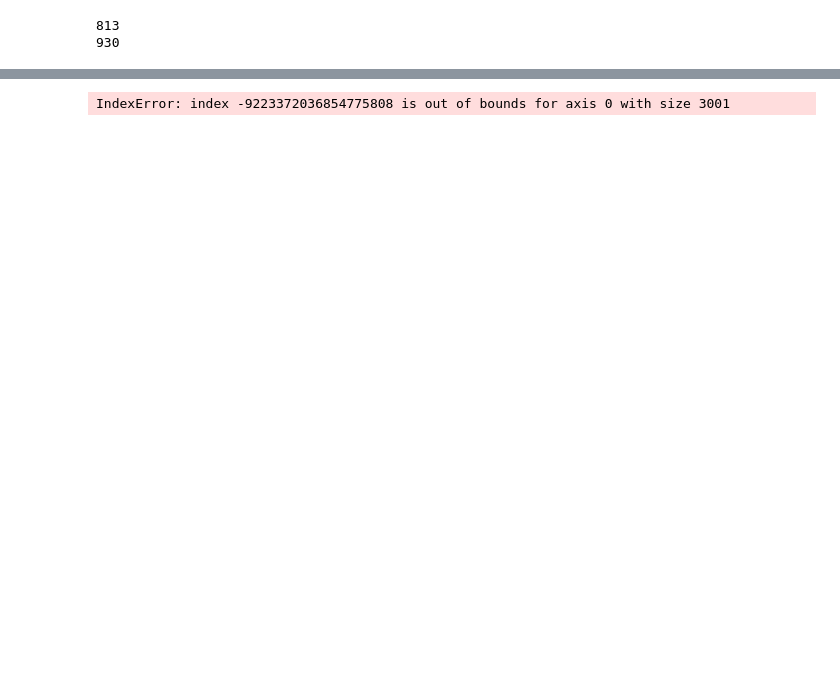
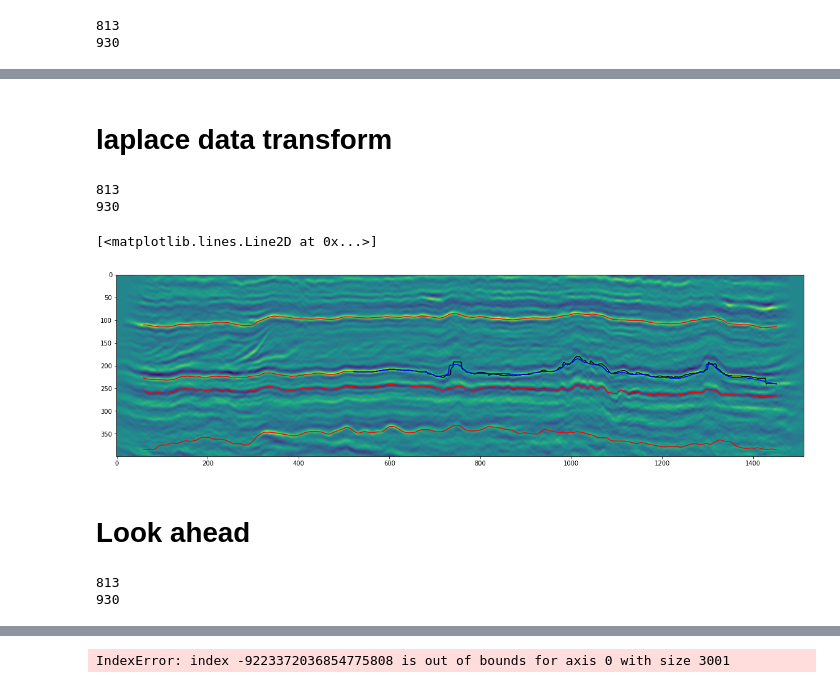
Before and after one commit to adelkaiarullin/shortest-path, a Jupyter notebook: emperical_solution.ipynb, the cells around one changed output, grey strips where cells are left out. Saved outputs shown, nothing was run; the diff lists cells and outputs as text; code cells hidden in the pictures; blank space fills up the shorter version.

Commit message:
1.22 with look ahead 9, width 21

```diff
--- a/emperical_solution.ipynb
+++ b/emperical_solution.ipynb
@@ -167,0 +169,73 @@ plt.plot(l1_horizons_train.hor_4-600, color='red')
+# %% [markdown]
+# laplace data transform
+# %%
+start_idx = 522 #my_submission.x.min()
+end_idx = 1451 #my_submission.x.max()
+data = ndimage.laplace(ndimage.gaussian_filter(all_data_l1, 9))
+
+tmp = l1_horizons_train.loc[start_idx:end_idx].copy()
+y_hat2 = np.zeros_like(tmp.x.values)
+
+y_prev = l1_horizons_train.loc[start_idx-1, 'hor_2']
+y_prev = int(y_prev)
+print(y_prev)
+print(len(y_hat2))
+
+N_neighbours = 21
+for i, x in enumerate(tmp.x):
+    mid_point = N_neighbours // 2
+    neighbours = np.array([data.T[y_prev+j, x] for j in range(-mid_point, mid_point + 1)])
+
+    assert N_neighbours == len(neighbours)
+
+    upd = np.argmin(neighbours)
+    y_prev += (upd - mid_point)
+    y_hat2[i] = y_prev
+
+plt.imshow(all_data_l1.T[600:1000])
+plt.plot(l1_horizons_train.hor_1-600, color='red')
+plt.plot(l1_horizons_train.hor_2-600, color='red')
+
+plt.plot(tmp.x.values, y_hat-600, color='black')
+plt.plot(tmp.x.values, y_hat2-600, color='blue')
+
+
+plt.plot(l1_horizons_train.hor_3-600, color='red')
+plt.plot(l1_horizons_train.hor_4-600, color='red')
+# %% [output]
+813
+930
+[<matplotlib.lines.Line2D at 0x...>]
+[figure, added]
+# %% [markdown]
+# Look ahead
+# %%
+start_idx = 522
+end_idx = 1451
+data = all_data_l1
+
+tmp = l1_horizons_train.loc[start_idx:end_idx].copy()
+y_hat2 = np.zeros_like(tmp.x.values)
+
+
+y_prev = l1_horizons_train.loc[start_idx-1, 'hor_2']
+y_prev = int(y_prev)
+print(y_prev)
+print(len(y_hat2))
+
+N_neighbours = 21
+N_ahead = 9
+for i, x in enumerate(tmp.x):
+    mid_point = N_neighbours // 2
+
+    look_ahead = np.stack([ np.array([data.T[y_prev+j, x+k] for j in range(-mid_point, mid_point + 1)]) for k in range(N_ahead)], axis = 1)
+    neighbours = look_ahead.mean(-1)
+
+    assert N_neighbours == len(neighbours)
+
+    upd = np.argmax(neighbours)
+    y_prev += (upd - mid_point)
+    y_hat2[i] = y_prev
+# %% [output]
+813
+930
```
Also changed, not shown: parts of 9 cells of this notebook, 2 other files.
